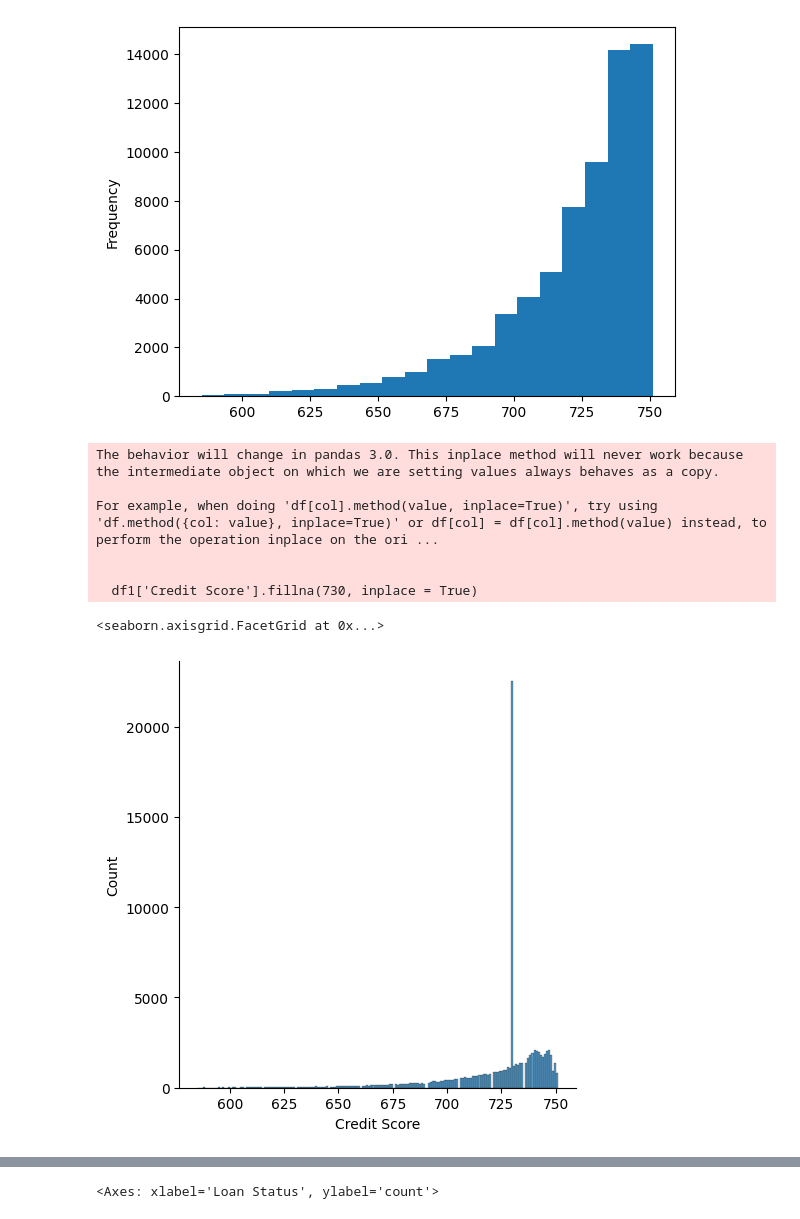
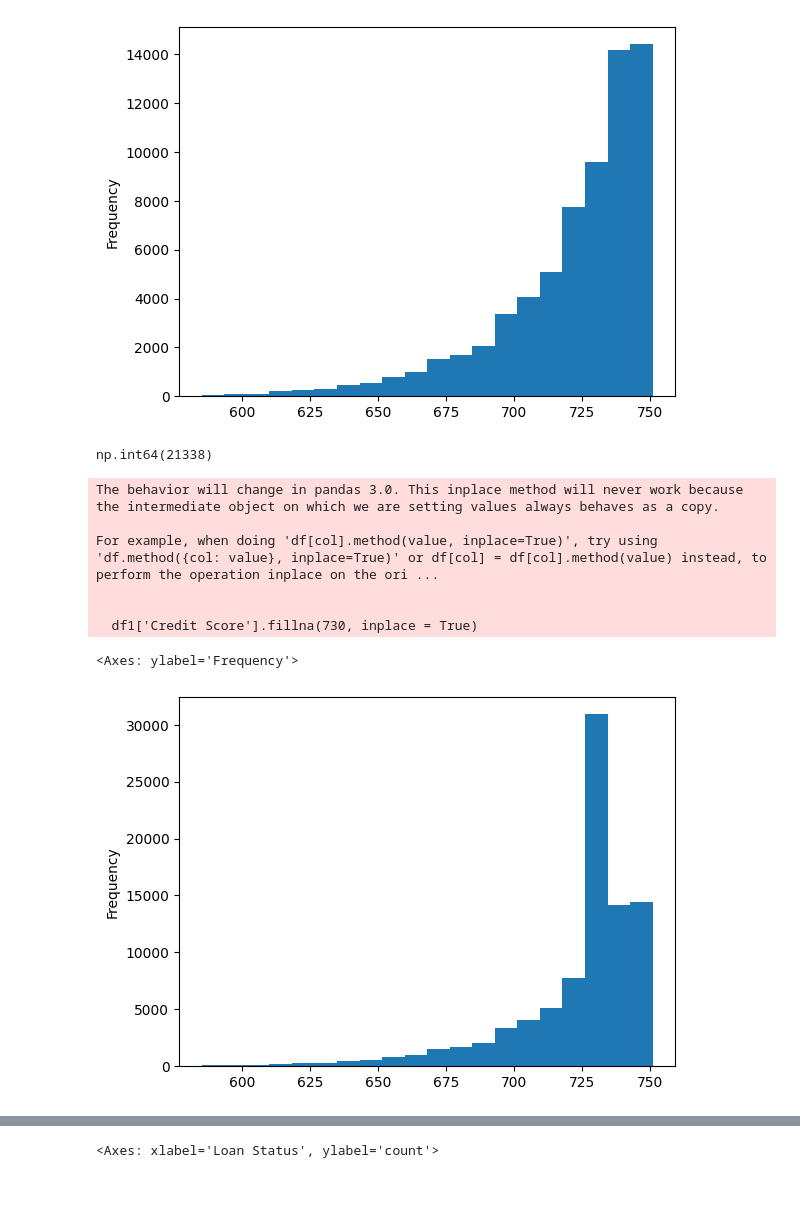
Before and after one commit to jkarthiknai/Loan-Prediction, a Jupyter notebook: Loan_prediction.ipynb, the cells around one changed output, grey strips where cells are left out. Cells and saved outputs as stored; diff of their text form; code cells hidden in the pictures; blank space fills up the shorter version.

```diff
--- a/Loan_prediction.ipynb
+++ b/Loan_prediction.ipynb
@@ -229 +232,4 @@ Years of Credit History                      0.126438                 1.000000
+# %%
+# Replace highest values with median of the rest
+df['Current Loan Amount'].replace(99999999, 12038, inplace=True)
 # %%
@@ -235,2 +240,0 @@ print(df[df['Current Loan Amount']<99999999]['Current Loan Amount'].median())
-# %%
-df['Current Loan Amount'].replace(99999999, np.nan, inplace=True)
@@ -390,20 +371,25 @@ print(df['Credit Score'].mean(), df['Credit Score'].median())
 # %% [output]
 721.6019505120464 730.0
 [figure]
+# %%
+df['Credit Score'].isnull().sum()
+# %% [output]
+np.int64(21338)
 # %%
+# Can the nulls be replaced with median?
 df1=df[['Credit Score']].copy()
 df1['Credit Score'].fillna(730, inplace = True)
-sns.displot(df1['Credit Score'])
-#When replaced with median, there is steep peak, which results in distortion, hence do not replace with mean or median
+df1['Credit Score'].plot(kind='hist', bins=20)
+# When replaced with median, there is steep peak, which results in distortion, hence let's explore deeper
 # %% [output]
 The behavior will change in pandas 3.0. This inplace method will never work because the intermediate object on which we are setting values always behaves as a copy.
 
 For example, when doing 'df[col].method(value, inplace=True)', try using 'df.method({col: value}, inplace=True)' or df[col] = df[col].method(value) instead, to perform the operation inplace on the ori ...
 
 
   df1['Credit Score'].fillna(730, inplace = True)
-<seaborn.axisgrid.FacetGrid at 0x...>
+<Axes: ylabel='Frequency'>
-[figure, old version]
+[figure, new version]
 # %%
 df.info()
 # %% [output]
```
Also changed, not shown: parts of 102 cells of this notebook.
